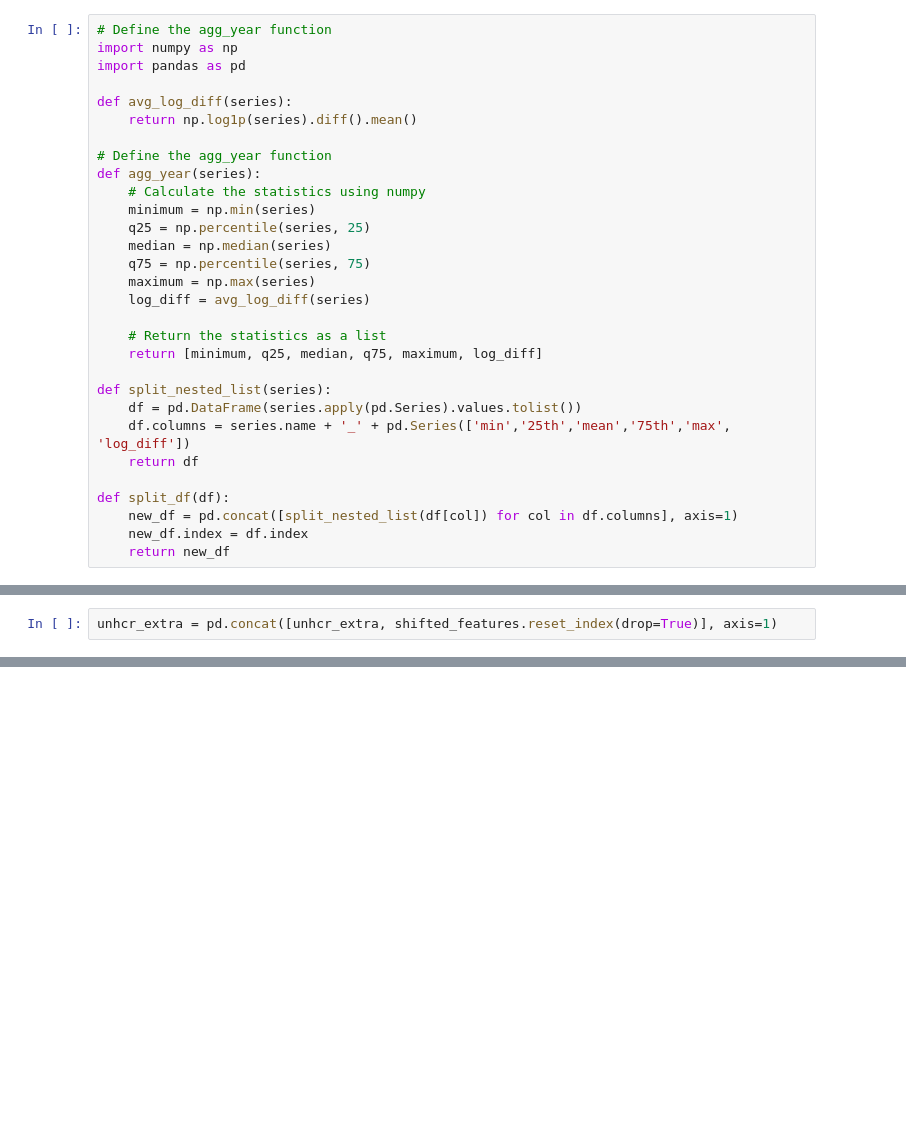
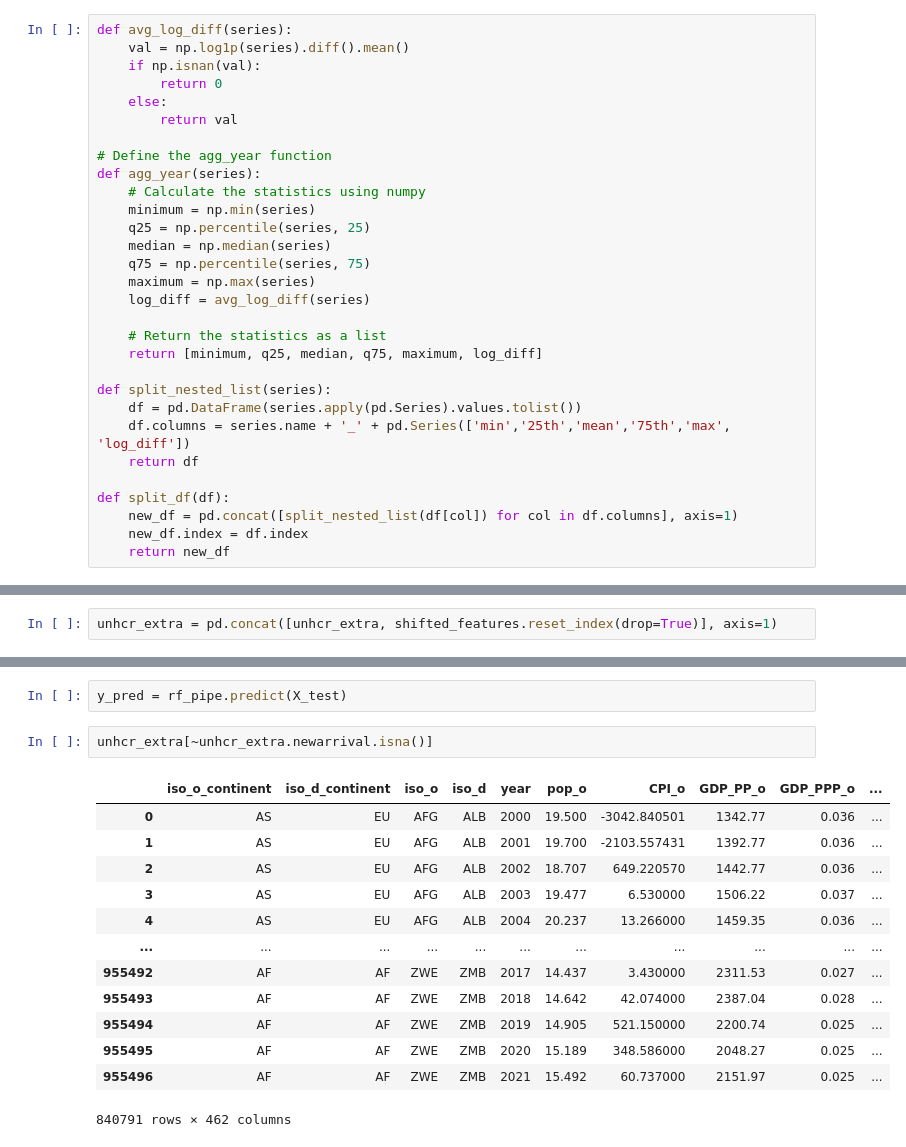
Before and after one commit to 4Freye/refugees, a Jupyter notebook: notebooks/models/04_ef_RF.ipynb, the cells around one changed output, grey strips where cells are left out. Cells and saved outputs as stored; diff of their text form; blank space fills up the shorter version.

```diff
--- a/notebooks/models/04_ef_RF.ipynb
+++ b/notebooks/models/04_ef_RF.ipynb
@@ -34,12 +34,12 @@ There are multiple ways to do this. A simple approach is to summarize and do box
 
 Here we have the function agg_year, which produces a boxplot, but also includes the log difference of the data, to represent the average log change for a given year.
 # %%
-# Define the agg_year function
-import numpy as np
-import pandas as pd
-
 def avg_log_diff(series):
-    return np.log1p(series).diff().mean()
+    val = np.log1p(series).diff().mean()
+    if np.isnan(val):
+        return 0
+    else:
+        return val
 
 # Define the agg_year function
 def agg_year(series):
@@ -319,0 +229,18 @@ array([[ 0.        ,  0.        ,  0.        , ...,  0.06391608,
+# %%
+y_pred = rf_pipe.predict(X_test)
+# %%
+unhcr_extra[~unhcr_extra.newarrival.isna()]
+# %% [output]
+|  | iso_o_continent | iso_d_continent | iso_o | iso_d | year | pop_o | CPI_o | GDP_PP_o | GDP_PPP_o | ... |
+| 0 | AS | EU | AFG | ALB | 2000 | 19.500 | -3042.840501 | 1342.77 | 0.036 | ... |
+| 1 | AS | EU | AFG | ALB | 2001 | 19.700 | -2103.557431 | 1392.77 | 0.036 | ... |
+| 2 | AS | EU | AFG | ALB | 2002 | 18.707 | 649.220570 | 1442.77 | 0.036 | ... |
+| 3 | AS | EU | AFG | ALB | 2003 | 19.477 | 6.530000 | 1506.22 | 0.037 | ... |
+| 4 | AS | EU | AFG | ALB | 2004 | 20.237 | 13.266000 | 1459.35 | 0.036 | ... |
+| ... | ... | ... | ... | ... | ... | ... | ... | ... | ... | ... |
+| 955492 | AF | AF | ZWE | ZMB | 2017 | 14.437 | 3.430000 | 2311.53 | 0.027 | ... |
+| 955493 | AF | AF | ZWE | ZMB | 2018 | 14.642 | 42.074000 | 2387.04 | 0.028 | ... |
+| 955494 | AF | AF | ZWE | ZMB | 2019 | 14.905 | 521.150000 | 2200.74 | 0.025 | ... |
+| 955495 | AF | AF | ZWE | ZMB | 2020 | 15.189 | 348.586000 | 2048.27 | 0.025 | ... |
+| 955496 | AF | AF | ZWE | ZMB | 2021 | 15.492 | 60.737000 | 2151.97 | 0.025 | ... |
+840791 rows × 462 columns
```
Also changed, not shown: parts of 21 cells of this notebook.
